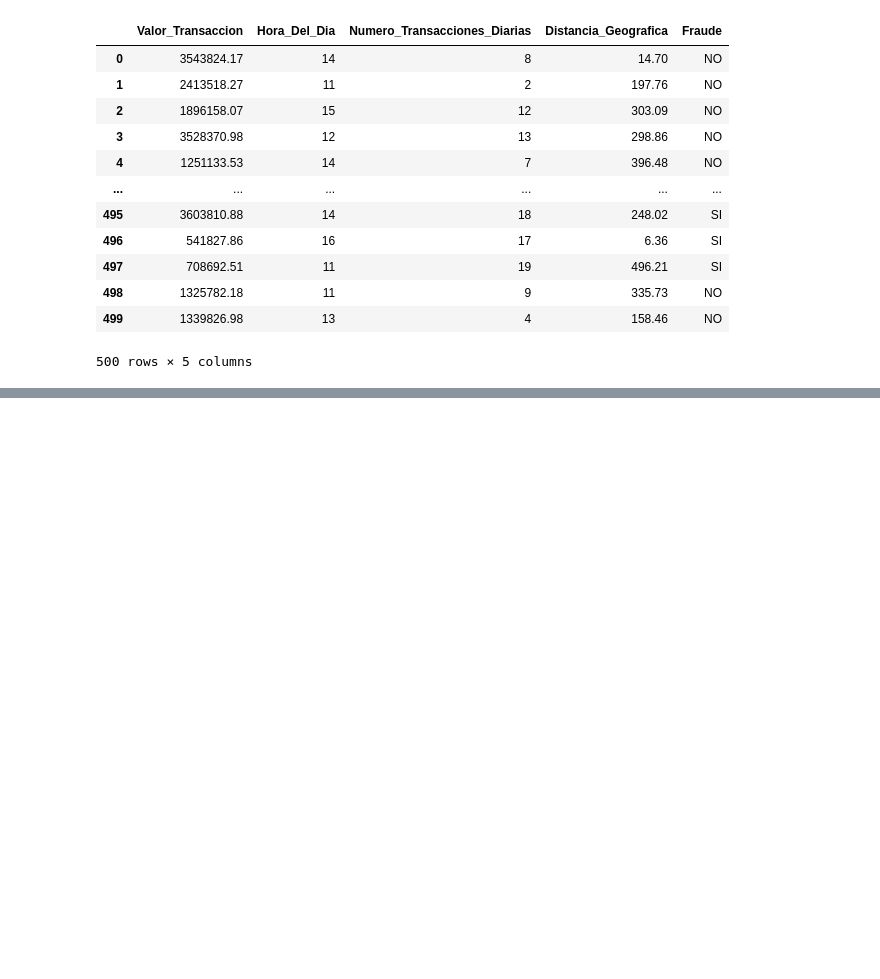
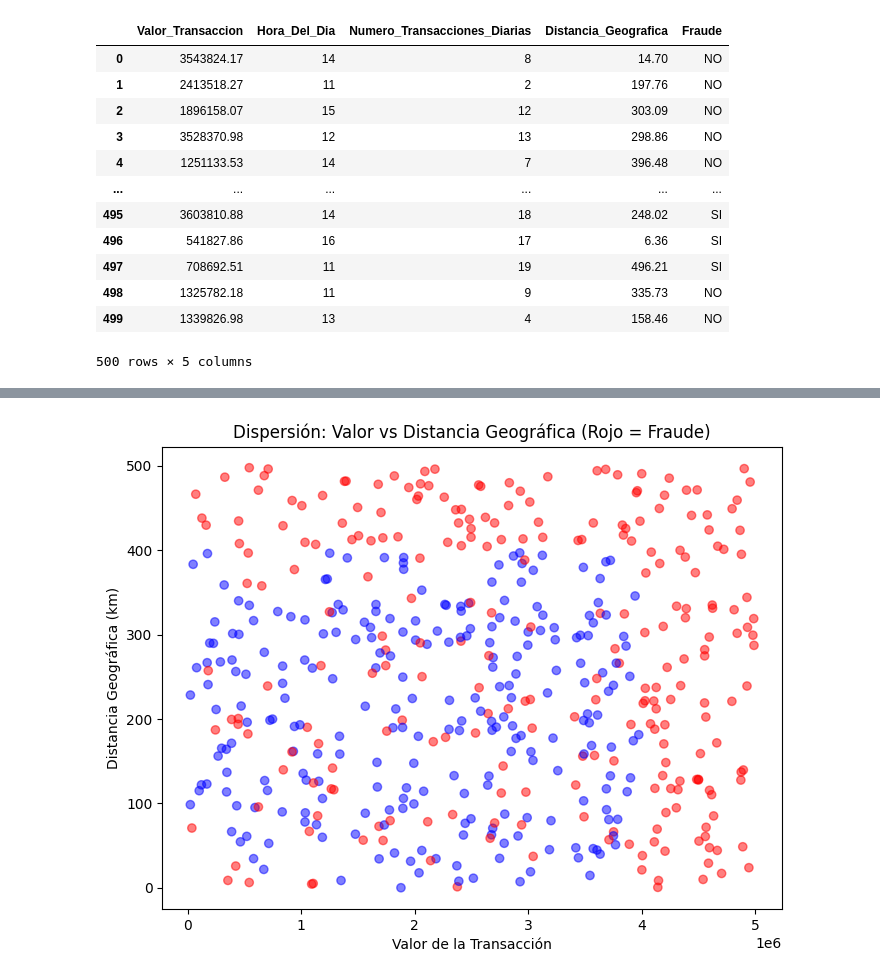
Before and after one commit to Karol-Caicedo/INTELIGENCIA_ARTIFICIAL, a Jupyter notebook: taller_practico_librerias_numpy_matplotlib_seaborn.ipynb, the cells around one changed output, grey strips where cells are left out. Drawn from its saved outputs; the diff is of its cells as text; code cells hidden in the pictures; blank space fills up the shorter version.

```diff
--- a/taller_practico_librerias_numpy_matplotlib_seaborn.ipynb
+++ b/taller_practico_librerias_numpy_matplotlib_seaborn.ipynb
@@ -408,0 +541,12 @@ df
+# %%
+# 3. Gráficos de dispersión (Relación entre dos variables)
+plt.figure(figsize=(8, 6))
+# Asignamos color rojo a los fraudes y azul a las transacciones normales
+colores = np.where(df['Fraude'] == 'SI', 'red', 'blue')
+plt.scatter(df['Valor_Transaccion'], df['Distancia_Geografica'], c=colores, alpha=0.5)
+plt.title('Dispersión: Valor vs Distancia Geográfica (Rojo = Fraude)')
+plt.xlabel('Valor de la Transacción')
+plt.ylabel('Distancia Geográfica (km)')
+plt.show()
+# %% [output]
+[figure, added]
```
Also changed, not shown: parts of 16 cells of this notebook.
